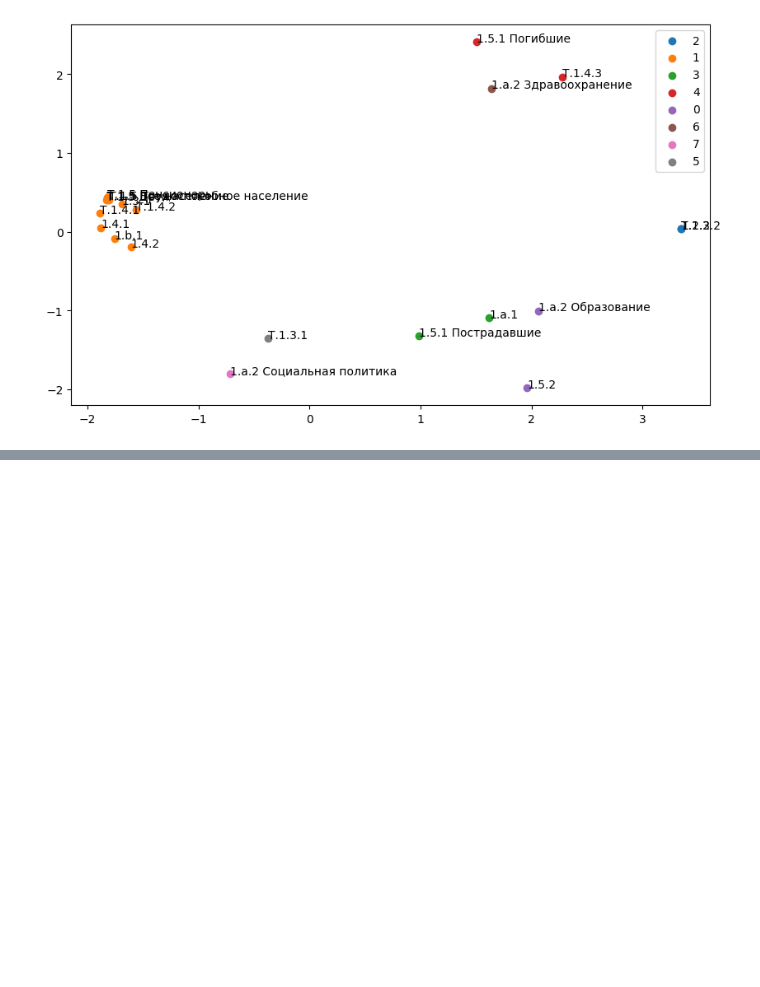
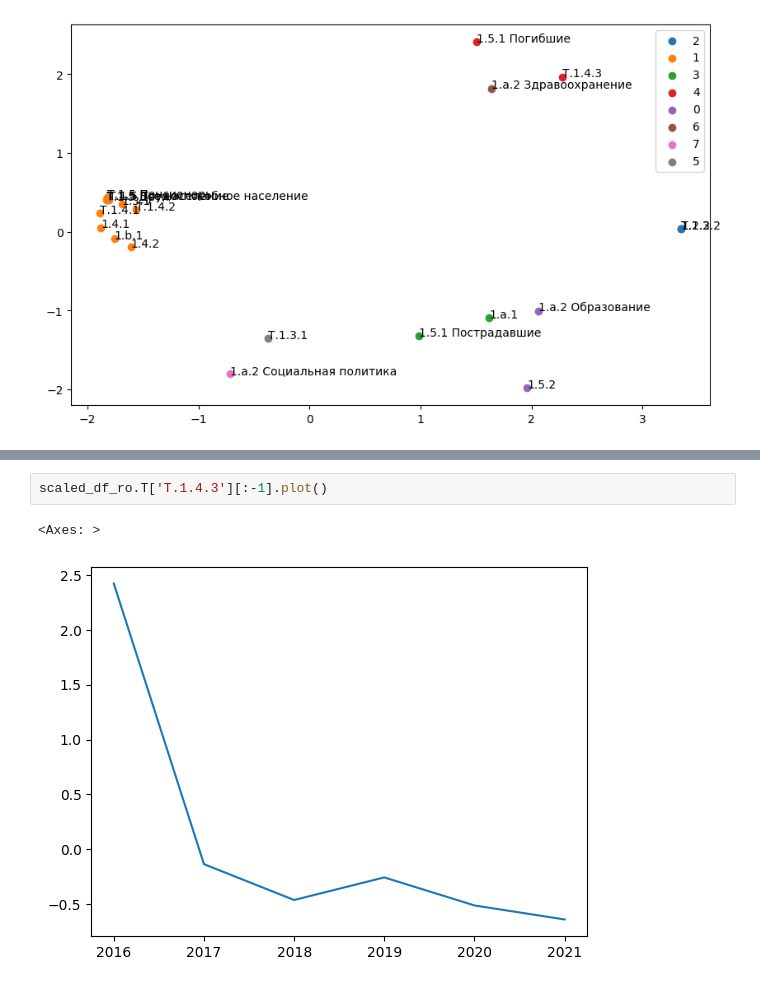
Before and after one commit to dripowner/SDG, a Jupyter notebook: main.ipynb, the cells around one changed output, grey strips where cells are left out. Drawn from its saved outputs; the diff is of its cells as text; blank space fills up the shorter version.

```diff
--- a/main.ipynb
+++ b/main.ipynb
@@ -239,0 +290,5 @@ plot_clusters(df_dim_red, "PC1", "PC2", "before_PCA_label")
+# %%
+scaled_df_ro.T['Т.1.4.3'][:-1].plot()
+# %% [output]
+<Axes: >
+[figure, added]
```
Also changed, not shown: parts of 26 cells of this notebook, 1 other file.
